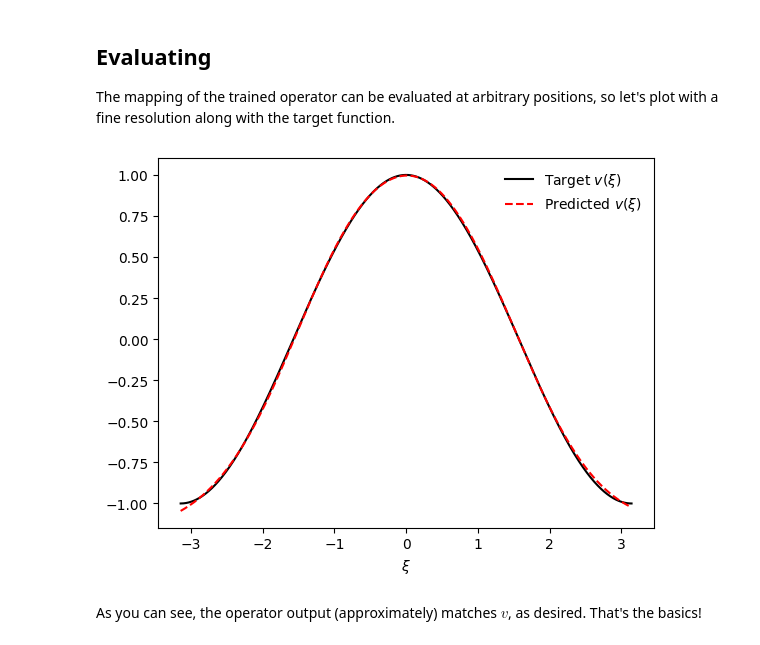
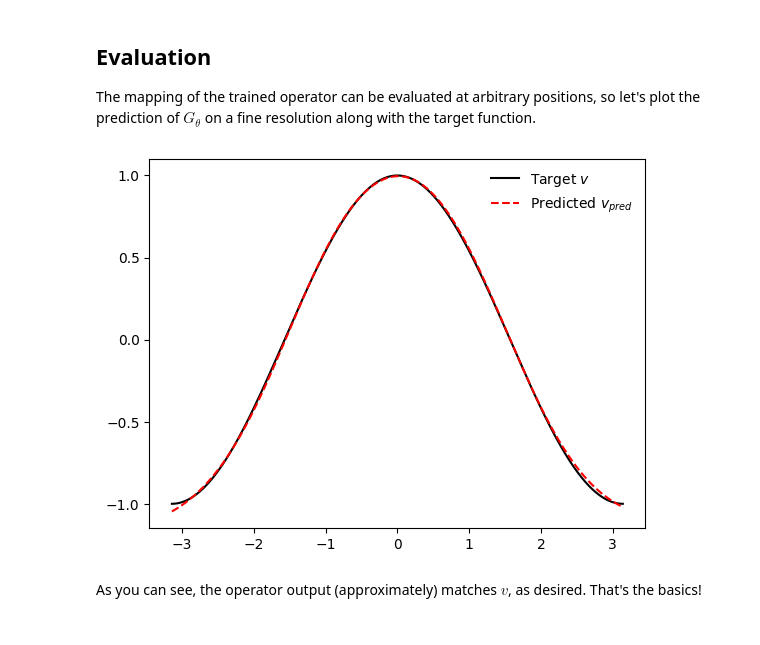
Before and after one commit to aai-institute/continuiti, a Jupyter notebook: examples/basics.ipynb, the cells around one changed output. Saved outputs shown, nothing was run; the diff lists cells and outputs as text; code cells hidden in the pictures.

```diff
--- a/examples/basics.ipynb
+++ b/examples/basics.ipynb
@@ -49,0 +72,8 @@ The goal is to learn a mapping between two infinite dimensional spaces. To work
+# %%
+num_sensors = 32
+x = torch.linspace(-L, L, num_sensors)
+u = u_func(x)
+
+num_evaluations = 100
+y = torch.linspace(-L, L, num_evaluations)
+v = v_func(y)
@@ -50,16 +101,11 @@ The goal is to learn a mapping between two infinite dimensional spaces. To work
 # %%
-num_sensors = 32
-num_evaluations = 100
-x = torch.linspace(-L, L, num_sensors)
-y = torch.linspace(-L, L, num_evaluations)
-
-# This dataset contains only a single sample (first dimension of all tensors)
 n_observations = 1
 u_dim = x_dim = y_dim = v_dim = 1
-dataset = OperatorDataset(
-    x=x.reshape(n_observations, num_sensors, x_dim),
-    u=u(x).reshape(n_observations, num_sensors, u_dim),
-    y=y.reshape(n_observations, num_evaluations, y_dim),
-    v=v(y).reshape(n_observations, num_evaluations, v_dim)
-)
+
+x = x.reshape(n_observations, num_sensors, x_dim)
+u = u.reshape(n_observations, num_sensors, u_dim)
+y = y.reshape(n_observations, num_evaluations, y_dim)
+v = v.reshape(n_observations, num_evaluations, v_dim)
+
+dataset = OperatorDataset(x, u, y, v)
 # %% [markdown]
@@ -121,21 +141,21 @@ Epoch 1000:  loss/train = 1.4633e-04  (0.0133 s/epoch)
 # %% [markdown]
-## Evaluating
+## Evaluation
 
 The mapping of the trained operator can be evaluated at arbitrary positions,
-so let's plot with a fine resolution along with the target function.
+so let's plot the prediction of $G_\theta$ on a fine resolution along with
+the target function.
+# %%
+y_plot = torch.linspace(-L, L, 1000).reshape(1, -1, 1)
+v_pred = operator(x, u, y_plot)
 # %%
-# Call operator with more points
-y_plot = xi.reshape(n_observations, -1, y_dim)
-v_pred = operator(x_i, u_i, y_plot).squeeze()
 
 # Plot output and target function
-plt.plot(xi.squeeze(), v(xi).squeeze(), "k-", label=r"Target $v(\xi)$")
-plt.plot(y_plot.squeeze(), v_pred.detach(), "r--", label=r"Predicted $v(\xi)$")
-plt.xlabel(r"$\xi$")
+plt.plot(y_plot.squeeze(), v_func(y_plot).squeeze(), "k-", label=r"Target $v$")
+plt.plot(y_plot.squeeze(), v_pred.squeeze().detach(), "r--", label=r"Predicted $v_{pred}$")
 plt.legend()
 plt.show()
 # %% [output]
-[figure, old version]
+[figure, new version]
 # %% [markdown]
 As you can see, the operator output (approximately) matches $v$, as desired.
 That's the basics!
```
Also changed, not shown: parts of 20 cells of this notebook.
